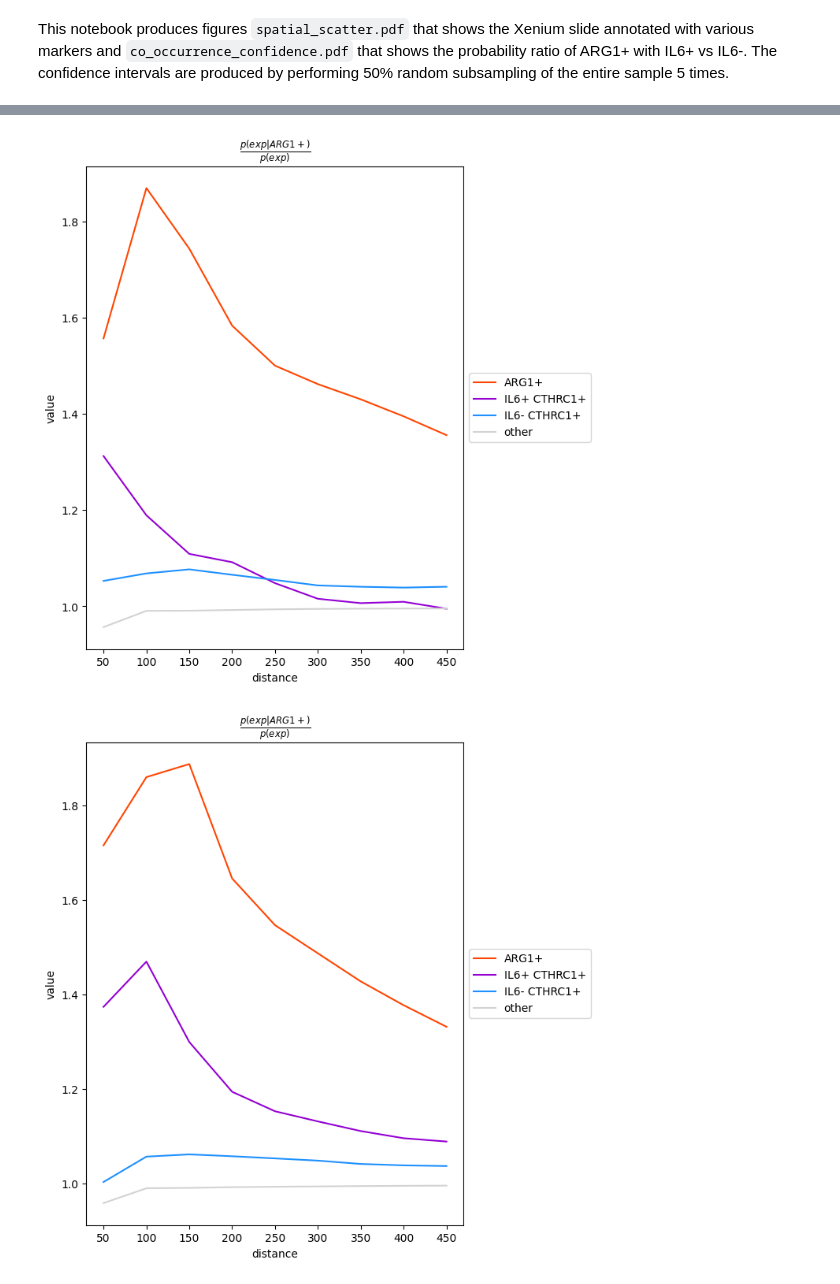
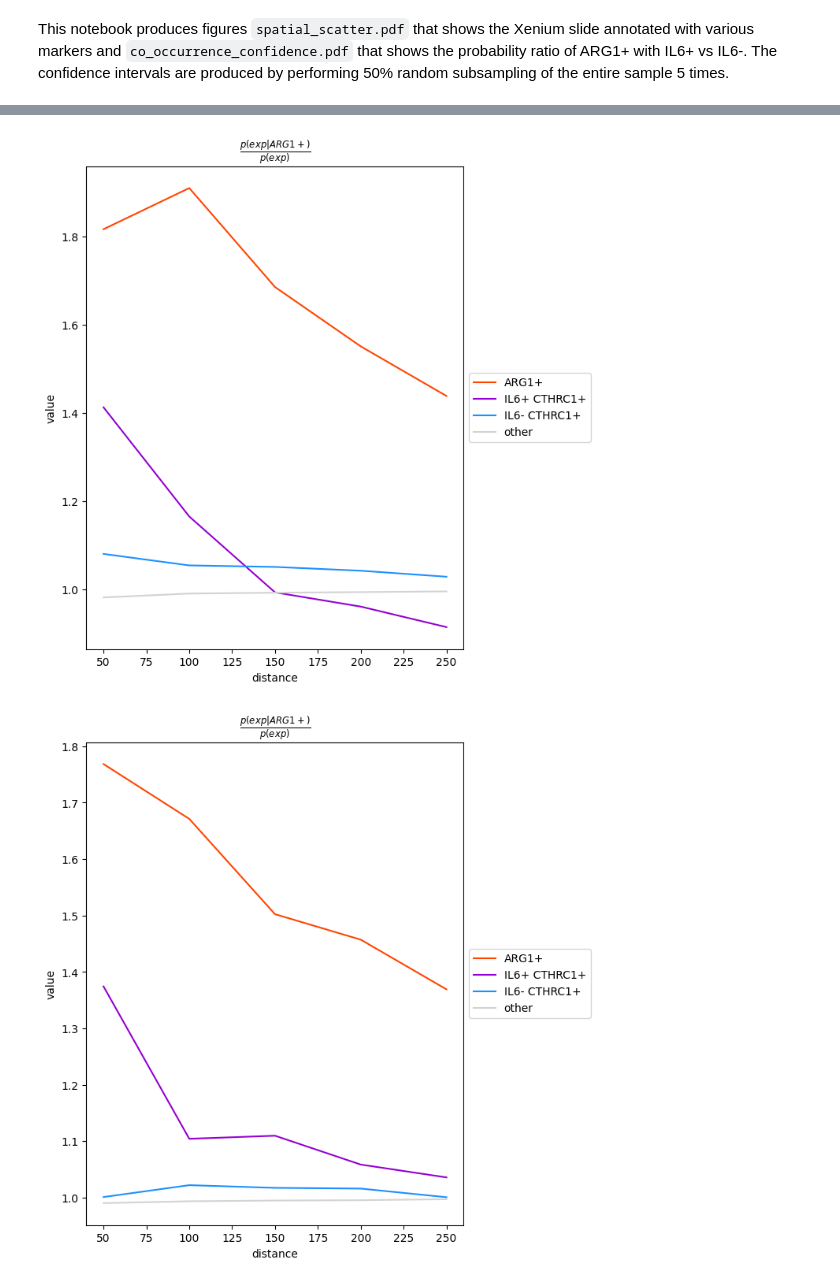
Before and after one commit to DPLemonade/proximity_analysis, a Jupyter notebook: xenium_analysis/xenium_analysis.ipynb, the cells around one changed output, grey strips where cells are left out. Cells and saved outputs as stored; diff of their text form; code cells hidden in the pictures.

```diff
--- a/xenium_analysis/xenium_analysis.ipynb
+++ b/xenium_analysis/xenium_analysis.ipynb
@@ -100,6 +37,0 @@ sc.pp.filter_genes(adata, min_cells=5)
-# %%
-adata.layers["counts"] = adata.X.copy()
-sc.pp.normalize_total(adata, target_sum=1e4)
-adata.layers["norm_counts"] = adata.X.copy()
-sc.pp.log1p(adata)
-adata.layers["log_norm_counts"] = adata.X.copy()
@@ -115,3 +37,0 @@ AnnData object with n_obs × n_vars = 518953 × 430
-# %%
-adata_subset = adata[:, ['ARG1', 'CTHRC1', 'IL6']]
-adata_subset
@@ -132,9 +38,3 @@ arg1_pos = adata_subset[adata_subset[:, 'ARG1'].layers['log_norm_counts'] > 0].o
-# %%
-adata.obs['markers'] = ['other' for _ in range(len(adata_subset.obs_names))]
-# %%
-adata.obs.loc[il6_neg_cthrc1_pos, 'markers'] = 'IL6- CTHRC1+'
-adata.obs.loc[il6_pos_cthrc1_pos, 'markers'] = 'IL6+ CTHRC1+'
-adata.obs.loc[arg1_pos, 'markers'] = 'ARG1+'
 # %%
 adata.obs['markers'].value_counts()
 # %% [output]
@@ -185,6 +85,6 @@ for i in range(num_subsets):
 # %%
 for adata_subset in adata_subsets:
-    sq.gr.co_occurrence(adata_subset, cluster_key='markers', interval=np.arange(0, 500, 50))
+    sq.gr.co_occurrence(adata_subset, cluster_key='markers', interval=np.arange(0, 300, 50))
     sq.pl.co_occurrence(
         adata_subset,
         cluster_key="markers",
@@ -200,2 +100,2 @@ WARNING: `n_splits` was automatically set to `127` to prevent `259476x259476` di
-[figure, old version]
+[figure, new version]
-[figure, old version]
+[figure, new version]
```
Also changed, not shown: parts of 30 cells of this notebook, 7 other files.
